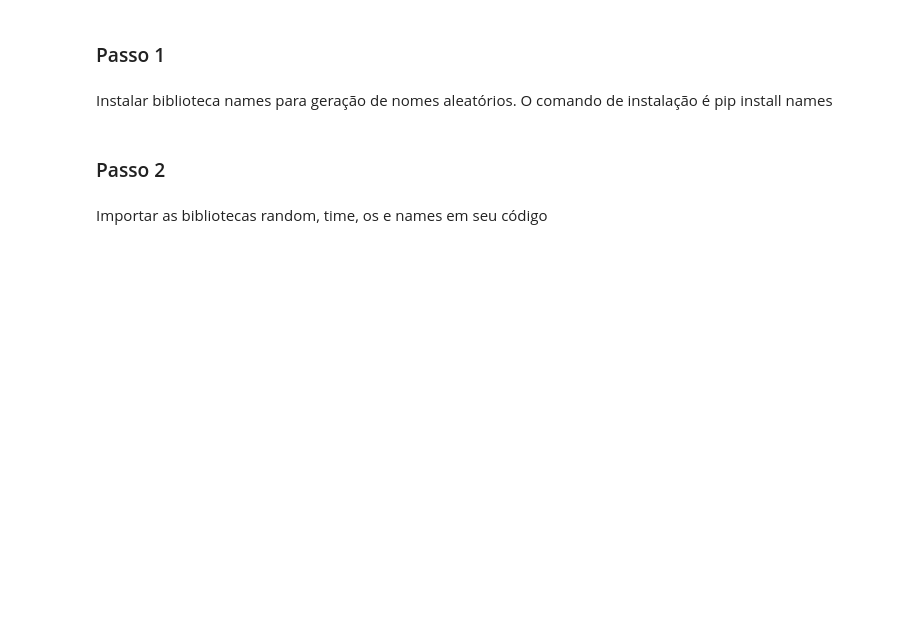
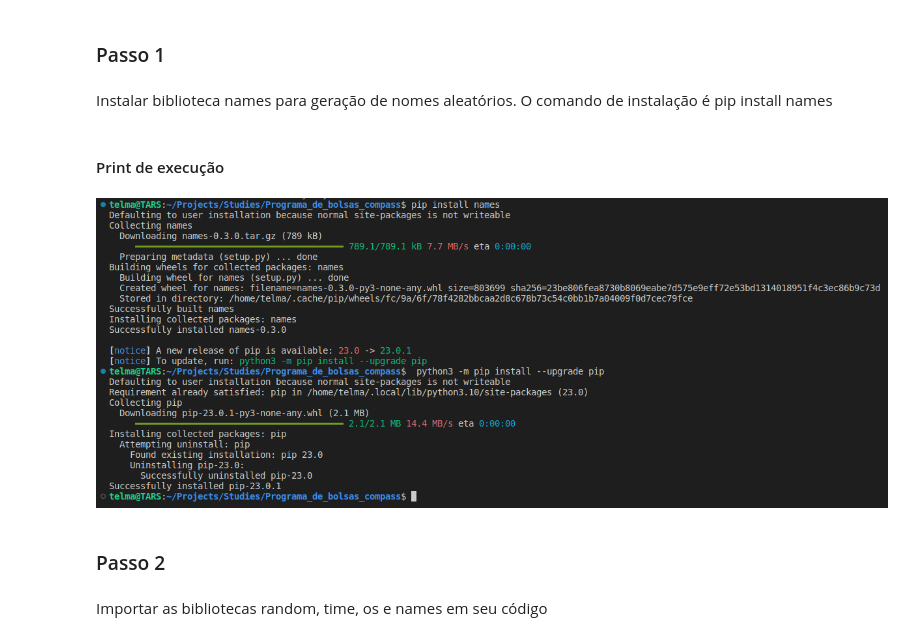
Before and after one commit to telmacarvalho/programa_de_bolsas_compass, a Jupyter notebook: Sprint_8/Tarefa_4.ipynb, the cells around one changed output. Saved outputs shown, nothing was run; the diff lists cells and outputs as text; code cells hidden in the pictures; blank space fills up the shorter version.

```diff
--- a/Sprint_8/Tarefa_4.ipynb
+++ b/Sprint_8/Tarefa_4.ipynb
@@ -65,6 +65,13 @@ Elaborar um código Python para gerar um dataset de nomes de pessoas. Siga os pa
 ### Passo 1
 # %% [markdown]
 Instalar biblioteca names para geração de nomes aleatórios. O comando de instalação é pip install names
+# %% [markdown]
+#### Print de execução
+# %%
+from IPython.display import Image
+Image("Prints/Print2.png")
+# %% [output]
+[figure, added]
 # %% [markdown]
 ### Passo 2
 # %% [markdown]
```
Also changed, not shown: parts of 2 cells of this notebook.
